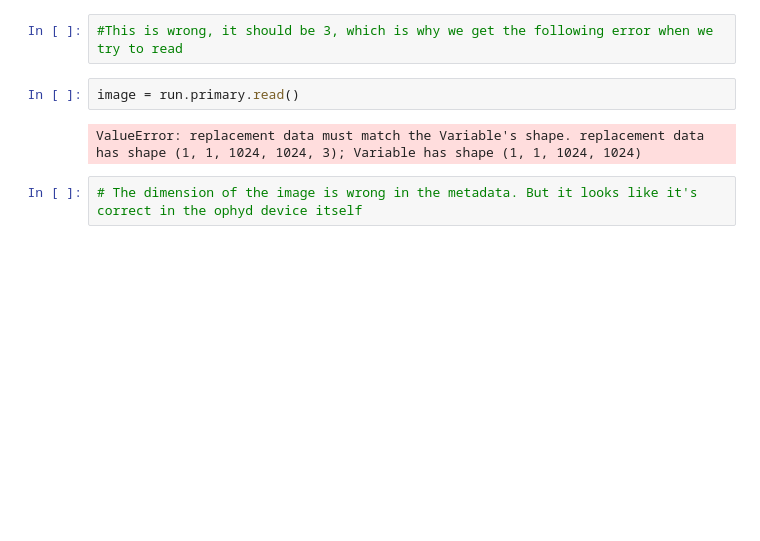
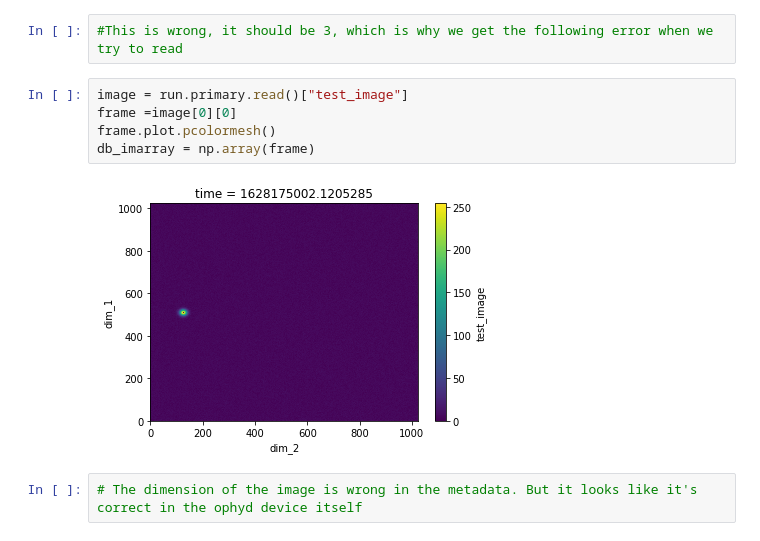
Before and after one commit to whs92/EMIL_notebooks, a Jupyter notebook: SimDetectorExample.ipynb, the cells around one changed output. Saved outputs shown, nothing was run; the diff lists cells and outputs as text; blank space fills up the shorter version.

```diff
--- a/SimDetectorExample.ipynb
+++ b/SimDetectorExample.ipynb
@@ -193,10 +205,13 @@ run.primary.metadata['descriptors'][0]['data_keys']['test_image']['shape']
 [1, 1024, 1024]
 # %%
 #This is wrong, it should be 3, which is why we get the following error when we try to read
-# %%
-image = run.primary.read()
-# %% [output]
-ValueError: replacement data must match the Variable's shape. replacement data has shape (1, 1, 1024, 1024, 3); Variable has shape (1, 1, 1024, 1024)
+# %%
+image = run.primary.read()["test_image"]
+frame =image[0][0]
+frame.plot.pcolormesh()
+db_imarray = np.array(frame)
+# %% [output]
+[figure, added]
 # %%
 # The dimension of the image is wrong in the metadata. But it looks like it's correct in the ophyd device itself
 # %%
```
Also changed, not shown: parts of 11 cells of this notebook.
